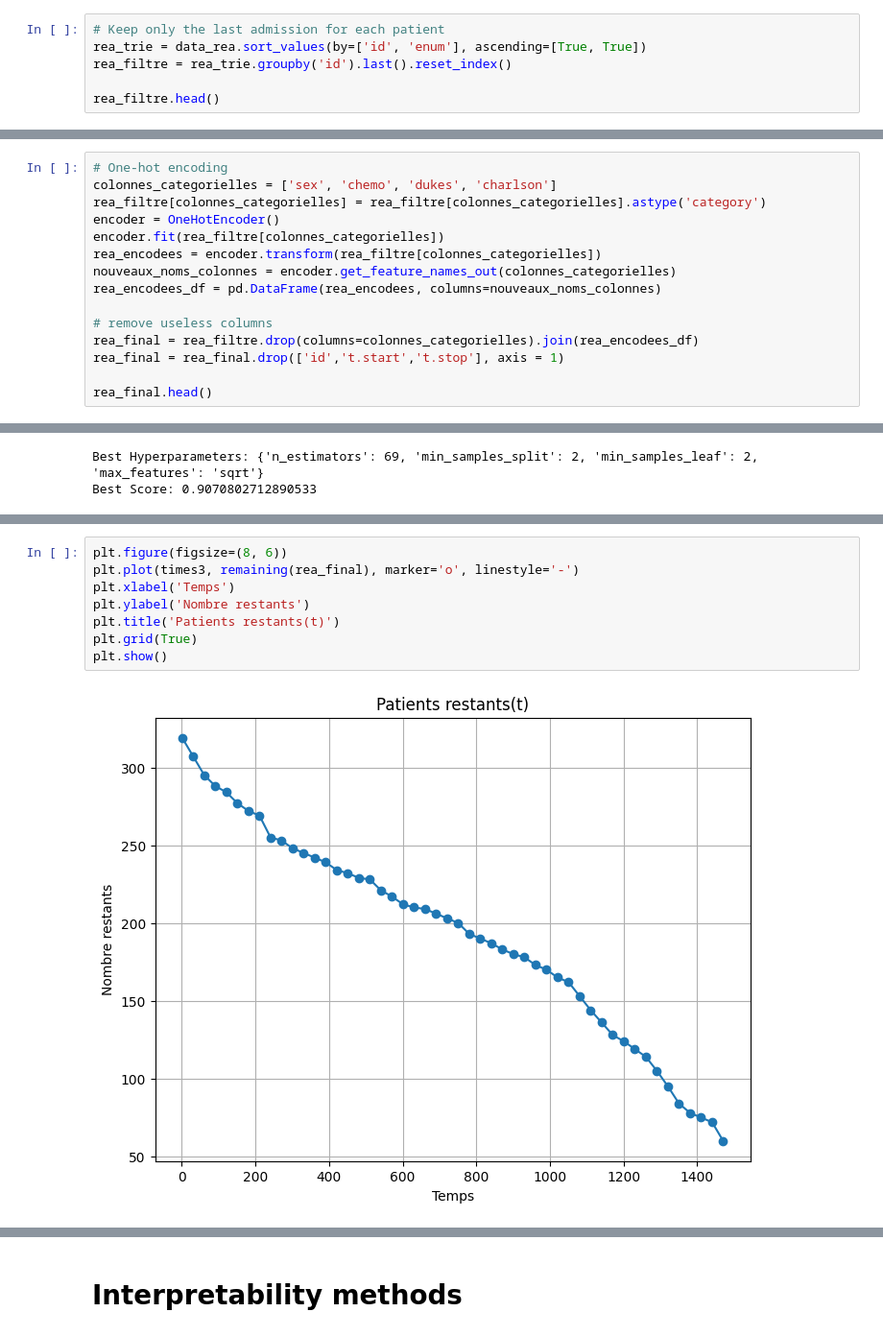
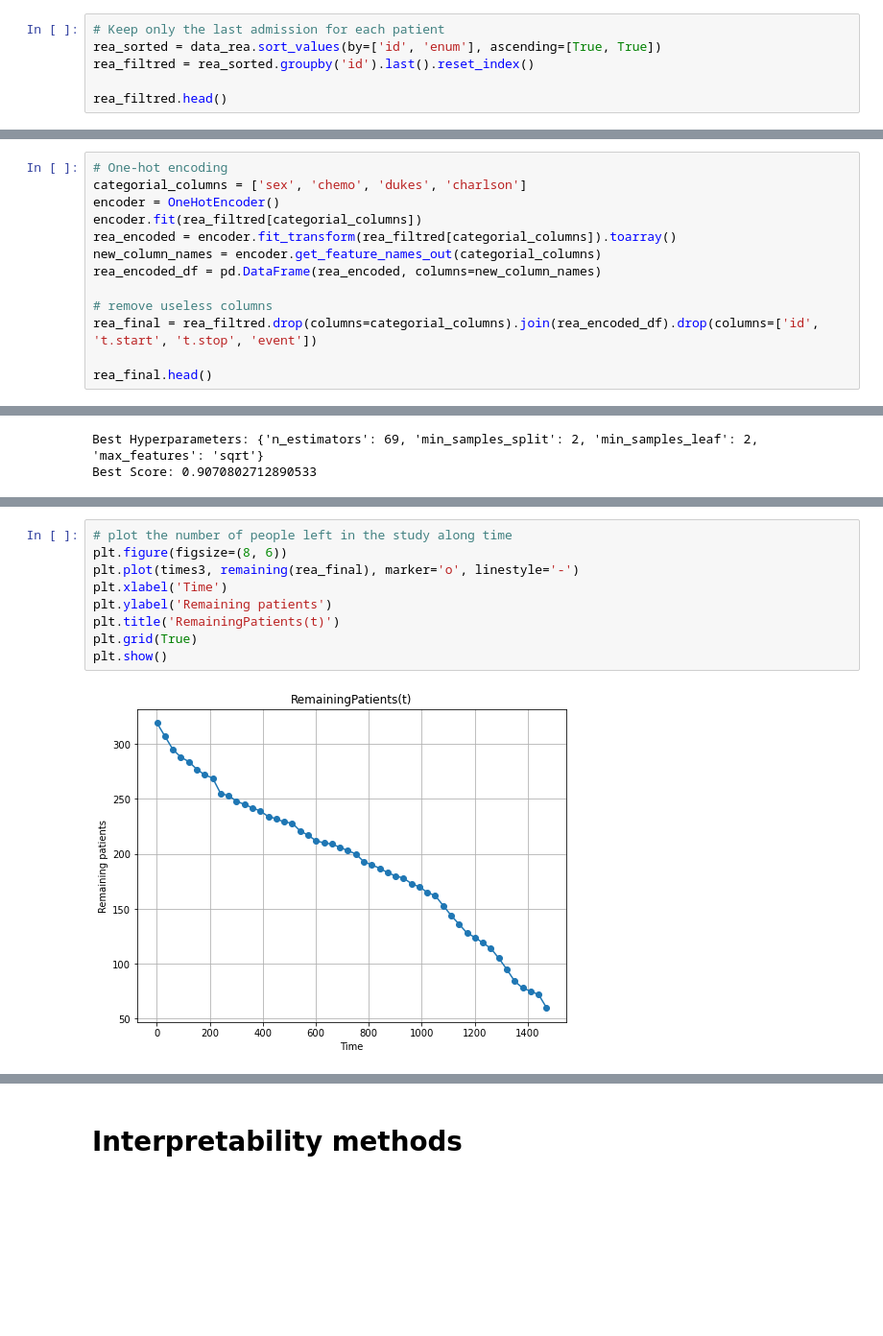
Before and after one commit to malquier/Interpretability_of_Survival_Analysis, a Jupyter notebook: Survival_analysis/SA_readmission/RSF_readmission.ipynb.ipynb, the cells around one changed output, grey strips where cells are left out. Shown: that part at 96% size. Cells and saved outputs as stored; diff of their text form; blank space fills up the shorter version.

```diff
--- a/Survival_analysis/SA_readmission/RSF_readmission.ipynb.ipynb
+++ b/Survival_analysis/SA_readmission/RSF_readmission.ipynb.ipynb
@@ -41,10 +34,10 @@ data_rea.head()
 | 4 | 2 | 2 | 489 | 1182 | 693 | 0 | NonTreated | Male | C | 0 | 0 |
 # %%
 # Keep only the last admission for each patient
-rea_trie = data_rea.sort_values(by=['id', 'enum'], ascending=[True, True])
-rea_filtre = rea_trie.groupby('id').last().reset_index()
+rea_sorted = data_rea.sort_values(by=['id', 'enum'], ascending=[True, True])
+rea_filtred = rea_sorted.groupby('id').last().reset_index()
 
-rea_filtre.head()
+rea_filtred.head()
 # %% [output]
 |  | id | enum | t.start | t.stop | time | event | chemo | sex | dukes | charlson | death |
 | 0 | 1 | 3 | 457 | 1037 | 580 | 0 | Treated | Female | D | 0 | 0 |
@@ -54,17 +47,15 @@ rea_filtre.head()
 | 4 | 5 | 2 | 1134 | 1144 | 10 | 0 | NonTreated | Female | C | 3 | 0 |
 # %%
 # One-hot encoding
-colonnes_categorielles = ['sex', 'chemo', 'dukes', 'charlson']
-rea_filtre[colonnes_categorielles] = rea_filtre[colonnes_categorielles].astype('category')
+categorial_columns = ['sex', 'chemo', 'dukes', 'charlson']
 encoder = OneHotEncoder()
-encoder.fit(rea_filtre[colonnes_categorielles])
-rea_encodees = encoder.transform(rea_filtre[colonnes_categorielles])
-nouveaux_noms_colonnes = encoder.get_feature_names_out(colonnes_categorielles)
-rea_encodees_df = pd.DataFrame(rea_encodees, columns=nouveaux_noms_colonnes)
+encoder.fit(rea_filtred[categorial_columns])
+rea_encoded = encoder.fit_transform(rea_filtred[categorial_columns]).toarray()
+new_column_names = encoder.get_feature_names_out(categorial_columns)
+rea_encoded_df = pd.DataFrame(rea_encoded, columns=new_column_names)
 
 # remove useless columns
-rea_final = rea_filtre.drop(columns=colonnes_categorielles).join(rea_encodees_df)
-rea_final = rea_final.drop(['id','t.start','t.stop'], axis = 1)
+rea_final = rea_filtred.drop(columns=categorial_columns).join(rea_encoded_df).drop(columns=['id', 't.start', 't.stop', 'event'])
 
 rea_final.head()
 # %% [output]
@@ -352,10 +330,11 @@ remaining (rea_final)
 # %%
+# plot the number of people left in the study along time
 plt.figure(figsize=(8, 6))
 plt.plot(times3, remaining(rea_final), marker='o', linestyle='-')
-plt.xlabel('Temps')
-plt.ylabel('Nombre restants')
-plt.title('Patients restants(t)')
+plt.xlabel('Time')
+plt.ylabel('Remaining patients')
+plt.title('RemainingPatients(t)')
 plt.grid(True)
 plt.show()
 # %% [output]
-[figure, old version]
+[figure, new version]
```
Also changed, not shown: parts of 19 cells of this notebook, 3 other files.
